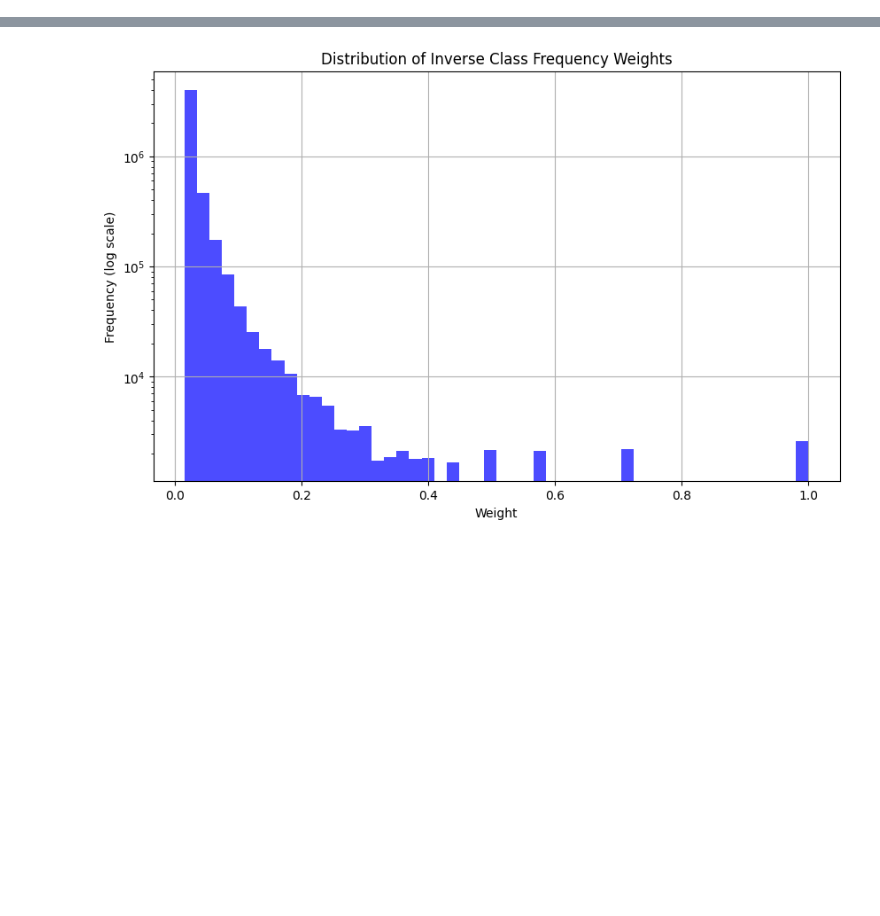
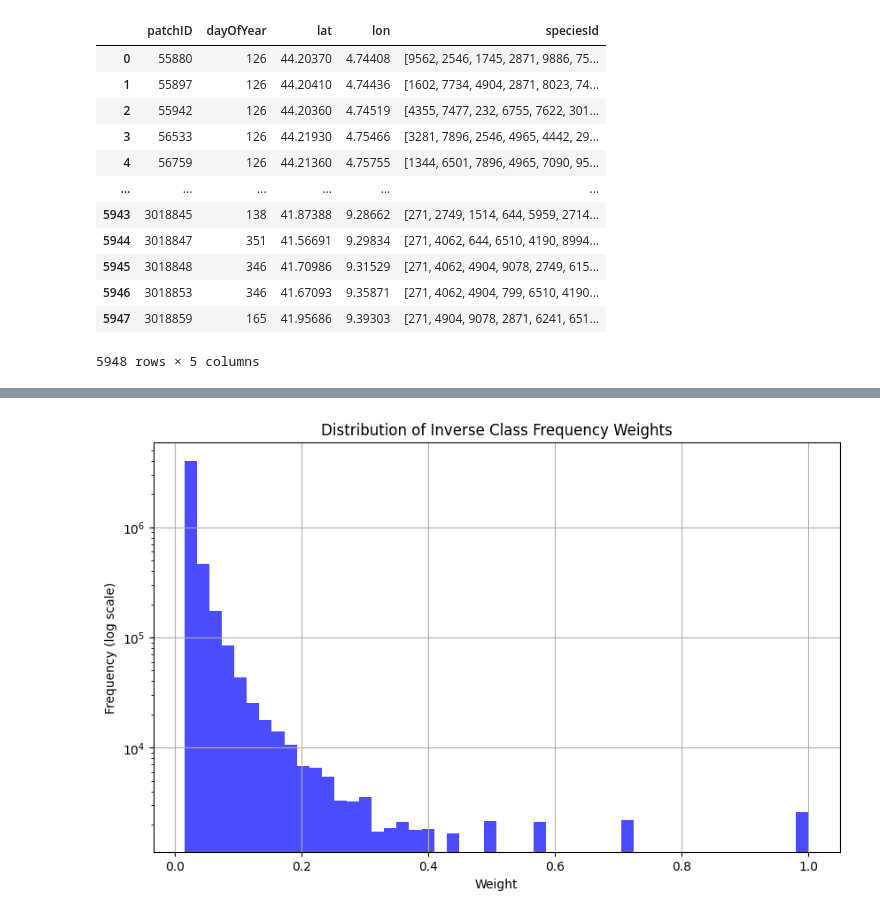
Before and after one commit to hannaribaspeeters/master-thesis-work, a Jupyter notebook: pg_weighted_sampling.ipynb, the cells around one changed output, grey strips where cells are left out. Drawn from its saved outputs; the diff is of its cells as text; code cells hidden in the pictures; blank space fills up the shorter version.

```diff
--- a/pg_weighted_sampling.ipynb
+++ b/pg_weighted_sampling.ipynb
@@ -28,6 +30,27 @@ data_train = GLCPODataset(
    predictors,
    po_dataset_path
 )
+# %%
+data_test = GLC23PADataset(
+    predictors,
+    f"/shares/wegner.ics.uzh/glc23_data/Presence_Absence_surveys/Presences_Absences_train.csv",
+)
+# %%
+data_test.data
+# %% [output]
+|  | patchID | dayOfYear | lat | lon | speciesId |
+| 0 | 55880 | 126 | 44.20370 | 4.74408 | [9562, 2546, 1745, 2871, 9886, 75... |
+| 1 | 55897 | 126 | 44.20410 | 4.74436 | [1602, 7734, 4904, 2871, 8023, 74... |
+| 2 | 55942 | 126 | 44.20360 | 4.74519 | [4355, 7477, 232, 6755, 7622, 301... |
+| 3 | 56533 | 126 | 44.21930 | 4.75466 | [3281, 7896, 2546, 4965, 4442, 29... |
+| 4 | 56759 | 126 | 44.21360 | 4.75755 | [1344, 6501, 7896, 4965, 7090, 95... |
+| ... | ... | ... | ... | ... | ... |
+| 5943 | 3018845 | 138 | 41.87388 | 9.28662 | [271, 2749, 1514, 644, 5959, 2714... |
+| 5944 | 3018847 | 351 | 41.56691 | 9.29834 | [271, 4062, 644, 6510, 4190, 8994... |
+| 5945 | 3018848 | 346 | 41.70986 | 9.31529 | [271, 4062, 4904, 9078, 2749, 615... |
+| 5946 | 3018853 | 346 | 41.67093 | 9.35871 | [271, 4062, 4904, 799, 6510, 4190... |
+| 5947 | 3018859 | 165 | 41.95686 | 9.39303 | [271, 4904, 9078, 2871, 6241, 651... |
+5948 rows × 5 columns
 # %%
 # Inverse Class Frequency Weights
 
```
Also changed, not shown: parts of 12 cells of this notebook, 5 other files.
